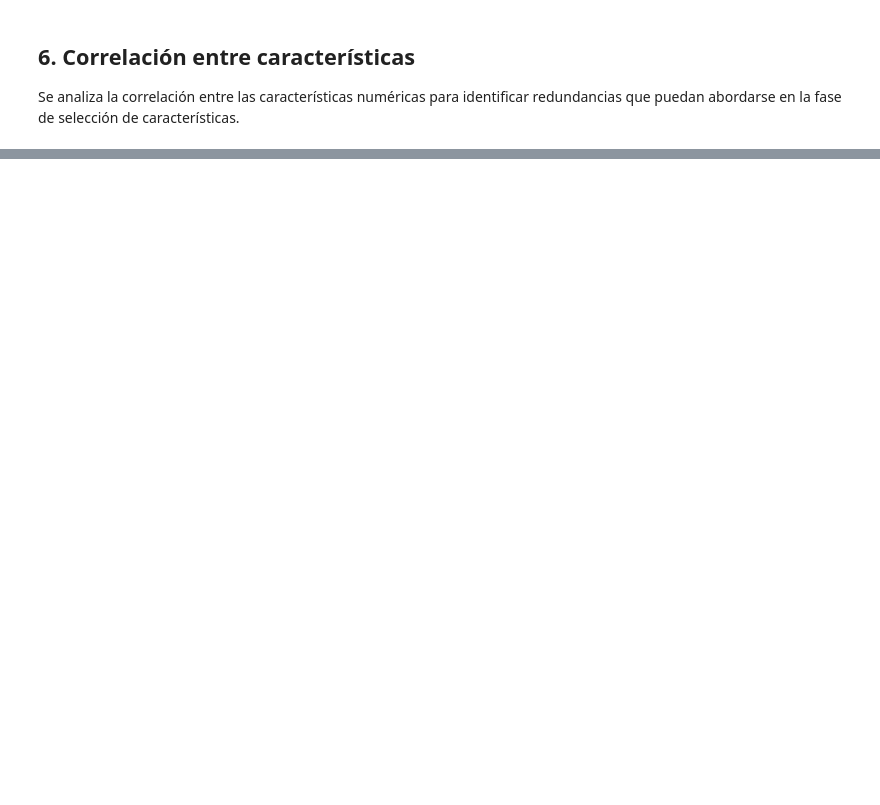
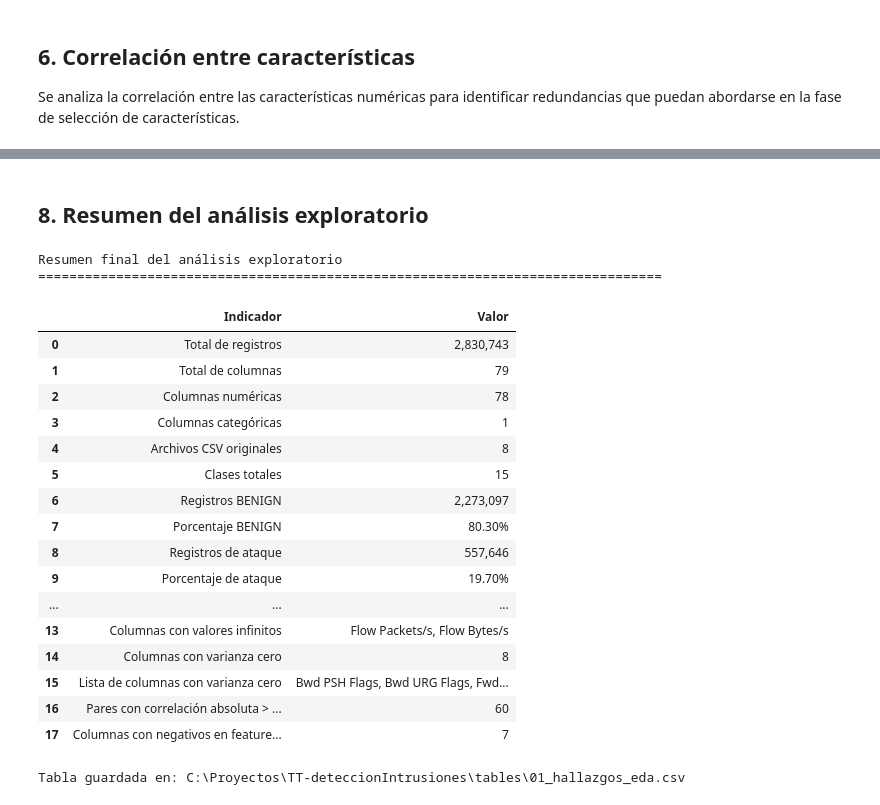
Before and after one commit to Venuz25/TT-deteccionIntrusiones, a Jupyter notebook: 01_exploracion_dataset.ipynb, the cells around one changed output, grey strips where cells are left out. Drawn from its saved outputs; the diff is of its cells as text; code cells hidden in the pictures; blank space fills up the shorter version.

```diff
--- a/01_exploracion_dataset.ipynb
+++ b/01_exploracion_dataset.ipynb
@@ -633,0 +594,74 @@ Con base en los hallazgos de este análisis, las acciones a realizar en el noteb
+# %% [markdown]
+## 8. Resumen del análisis exploratorio
+# %%
+# ============================================================
+# Resumen final del análisis exploratorio
+# ============================================================
+
+hallazgos = pd.DataFrame({
+    "Indicador": [
+        "Total de registros",
+        "Total de columnas",
+        "Columnas numéricas",
+        "Columnas categóricas",
+        "Archivos CSV originales",
+        "Clases totales",
+        "Registros BENIGN",
+        "Porcentaje BENIGN",
+        "Registros de ataque",
+        "Porcentaje de ataque",
+        "Valores nulos totales",
+        "Columnas con valores nulos",
+        "Valores infinitos totales",
+        "Columnas con valores infinitos",
+        "Columnas con varianza cero",
+        "Lista de columnas con varianza cero",
+        "Pares con correlación absoluta > 0.95",
+        "Columnas con negativos en features temporales/de tasa"
+    ],
+    "Valor": [
+        f"{len(df_full):,}",
+        f"{len(df_full.columns)}",
+        f"{len(numeric_cols)}",
+        f"{len(categorical_cols)}",
+        f"{len(EXPECTED_FILES)}",
+        f"{len(label_counts)}",
+        f"{n_benign:,}",
+        f"{pct_benign:.2f}%",
+        f"{n_attack:,}",
+        f"{pct_attack:.2f}%",
+        f"{int(total_nulls):,}",
+        ", ".join(cols_with_nulls.index.tolist()) if len(cols_with_nulls) > 0 else "Ninguna",
+        f"{int(total_infs):,}",
+        ", ".join(cols_with_infs.index.tolist()) if len(cols_with_infs) > 0 else "Ninguna",
+        f"{len(cols_zero_var)}",
+        ", ".join(cols_zero_var) if len(cols_zero_var) > 0 else "Ninguna",
+        f"{len(df_high_corr)}",
+        f"{len(neg_counts)}"
+    ]
+})
+
+print("Resumen final del análisis exploratorio")
+print("=" * 80)
+display(hallazgos)
+# %% [output]
+Resumen final del análisis exploratorio
+================================================================================
+|  | Indicador | Valor |
+| 0 | Total de registros | 2,830,743 |
+| 1 | Total de columnas | 79 |
+| 2 | Columnas numéricas | 78 |
+| 3 | Columnas categóricas | 1 |
+| 4 | Archivos CSV originales | 8 |
+| 5 | Clases totales | 15 |
+| 6 | Registros BENIGN | 2,273,097 |
+| 7 | Porcentaje BENIGN | 80.30% |
+| 8 | Registros de ataque | 557,646 |
+| 9 | Porcentaje de ataque | 19.70% |
+| ... | ... | ... |
+| 13 | Columnas con valores infinitos | Flow Packets/s, Flow Bytes/s |
+| 14 | Columnas con varianza cero | 8 |
+| 15 | Lista de columnas con varianza cero | Bwd PSH Flags, Bwd URG Flags, Fwd... |
+| 16 | Pares con correlación absoluta > ... | 60 |
+| 17 | Columnas con negativos en feature... | 7 |
+Tabla guardada en: C:\Proyectos\TT-deteccionIntrusiones\tables\01_hallazgos_eda.csv
```
Also changed, not shown: parts of 15 cells of this notebook, 4 other files.
